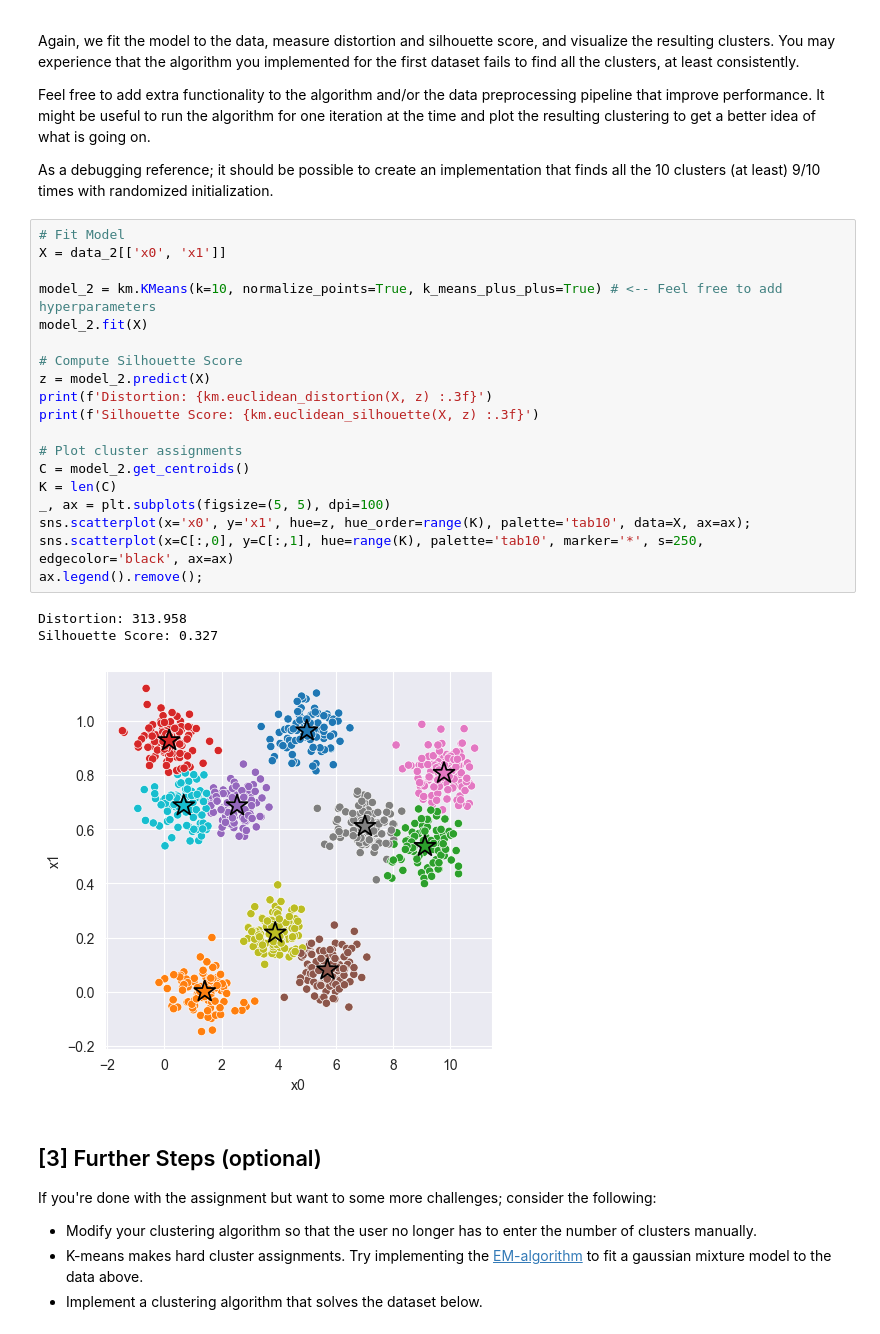
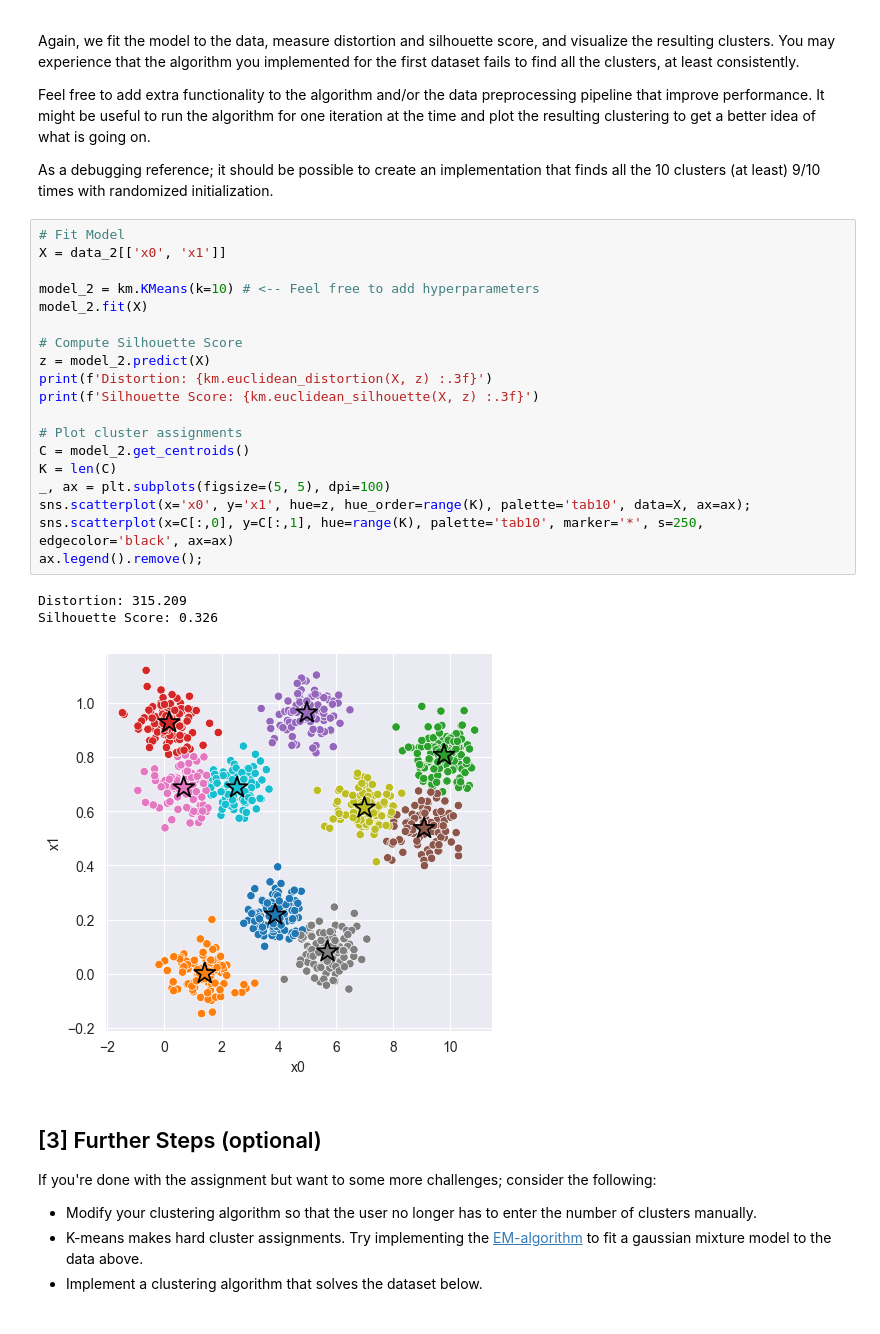
Before and after one commit to StefanTomic-NTNU/machinelearning, a Jupyter notebook: k_means/experiment.ipynb, the cells around one changed output. Cells and saved outputs as stored; diff of their text form.

```diff
--- a/k_means/experiment.ipynb
+++ b/k_means/experiment.ipynb
@@ -128,26 +128,26 @@ As a debugging reference; it should be possible to create an implementation that
 # %%
 # Fit Model
 X = data_2[['x0', 'x1']]
 
-model_2 = km.KMeans(k=10, normalize_points=True, k_means_plus_plus=True) # <-- Feel free to add hyperparameters
+model_2 = km.KMeans(k=10) # <-- Feel free to add hyperparameters
 model_2.fit(X)
 
 # Compute Silhouette Score
 z = model_2.predict(X)
 print(f'Distortion: {km.euclidean_distortion(X, z) :.3f}')
 print(f'Silhouette Score: {km.euclidean_silhouette(X, z) :.3f}')
 
 # Plot cluster assignments
 C = model_2.get_centroids()
 K = len(C)
 _, ax = plt.subplots(figsize=(5, 5), dpi=100)
 sns.scatterplot(x='x0', y='x1', hue=z, hue_order=range(K), palette='tab10', data=X, ax=ax);
 sns.scatterplot(x=C[:,0], y=C[:,1], hue=range(K), palette='tab10', marker='*', s=250, edgecolor='black', ax=ax)
 ax.legend().remove();
 # %% [output]
-Distortion: 313.958
-Silhouette Score: 0.327
+Distortion: 315.209
+Silhouette Score: 0.326
-[figure, old version]
+[figure, new version]
 # %% [markdown]
 ## [3] Further Steps (optional)
 
```
Also changed, not shown: parts of 1 cell of this notebook, 1 other file.
